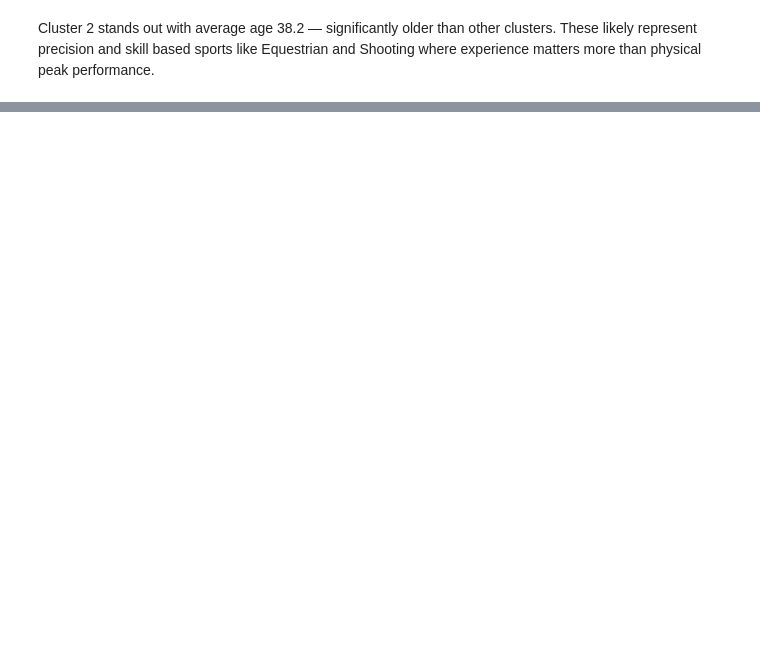
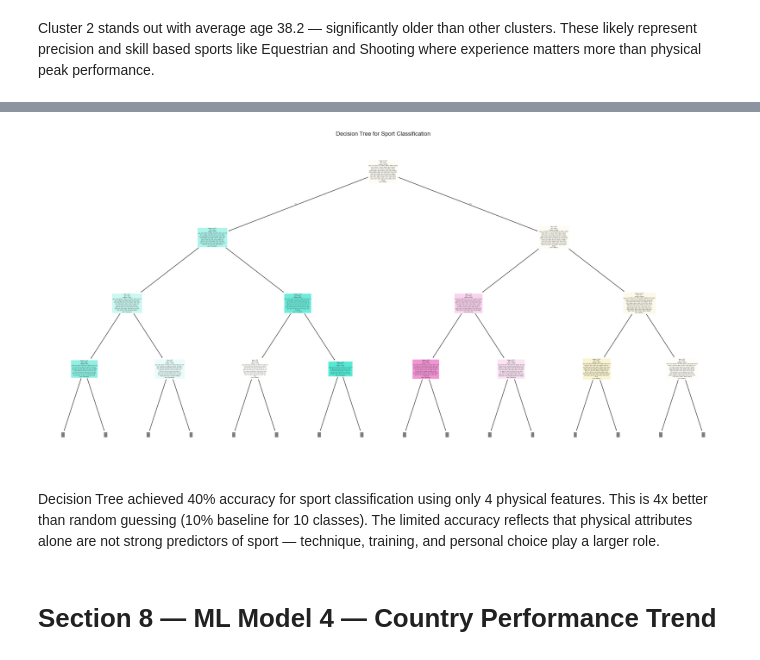
Before and after one commit to kunjagarwal-dev/olympics-data-analysis, a Jupyter notebook: notebooks/olympics_analysis.ipynb, the cells around one changed output, grey strips where cells are left out. Cells and saved outputs as stored; diff of their text form; code cells hidden in the pictures; blank space fills up the shorter version.

Commit message:
ML Models 3 and 4 complete — Sport Classification and Country Performance with visualizations

```diff
--- a/notebooks/olympics_analysis.ipynb
+++ b/notebooks/olympics_analysis.ipynb
@@ -837,0 +901,4 @@ peak performance.
+# %%
+sport_le = LabelEncoder()
+sports_df['Sport'] = sport_le.fit_transform(sports_df['Sport'])
+sports_df.head()
@@ -837,0 +914,9 @@ peak performance.
+# %%
+X = sports_df.drop('Sport', axis=1)
+y = sports_df['Sport']
+# %%
+X_train, X_test, y_train, y_test = train_test_split(X, y, test_size=0.2, random_state=42)
+# %%
+from sklearn.tree import DecisionTreeClassifier
+sport_model = DecisionTreeClassifier(max_depth = 10, random_state=42)
+sport_model.fit(X_train, y_train)
@@ -837,0 +950,10 @@ peak performance.
+# %%
+from sklearn.tree import plot_tree
+plt.figure(figsize=(20, 10))
+plot_tree(sport_model, filled=True, feature_names=X.columns, class_names=sport_le.classes_, max_depth=3)
+plt.title('Decision Tree for Sport Classification')
+plt.tight_layout()
+plt.savefig("../graphs/sport_decision_tree.png", dpi=150, bbox_inches='tight')
+plt.show()
+# %% [output]
+[figure, added]
@@ -837,0 +962,8 @@ peak performance.
+# %% [markdown]
+Decision Tree achieved 40% accuracy for sport classification using only
+4 physical features. This is 4x better than random guessing (10% baseline
+for 10 classes). The limited accuracy reflects that physical attributes
+alone are not strong predictors of sport — technique, training, and
+personal choice play a larger role.
+# %% [markdown]
+# Section 8 — ML Model 4 — Country Performance Trend
```
Also changed, not shown: parts of 39 cells of this notebook, 5 other files.
